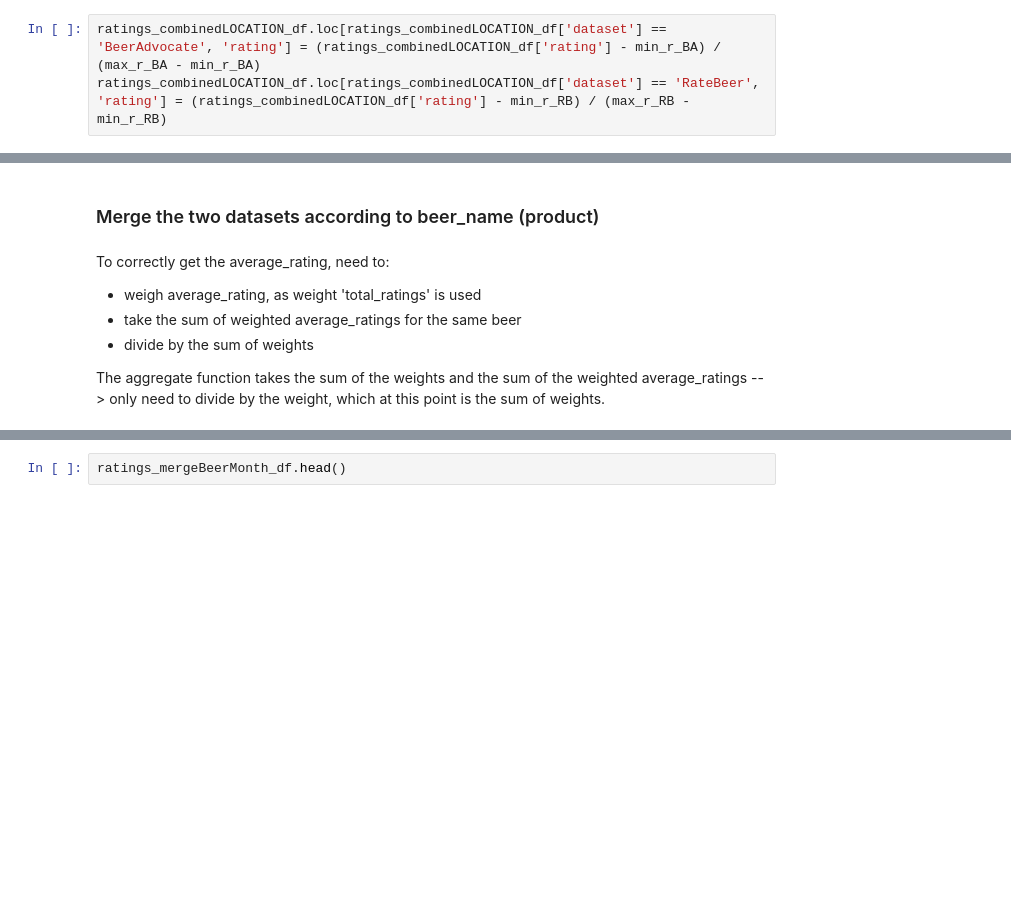
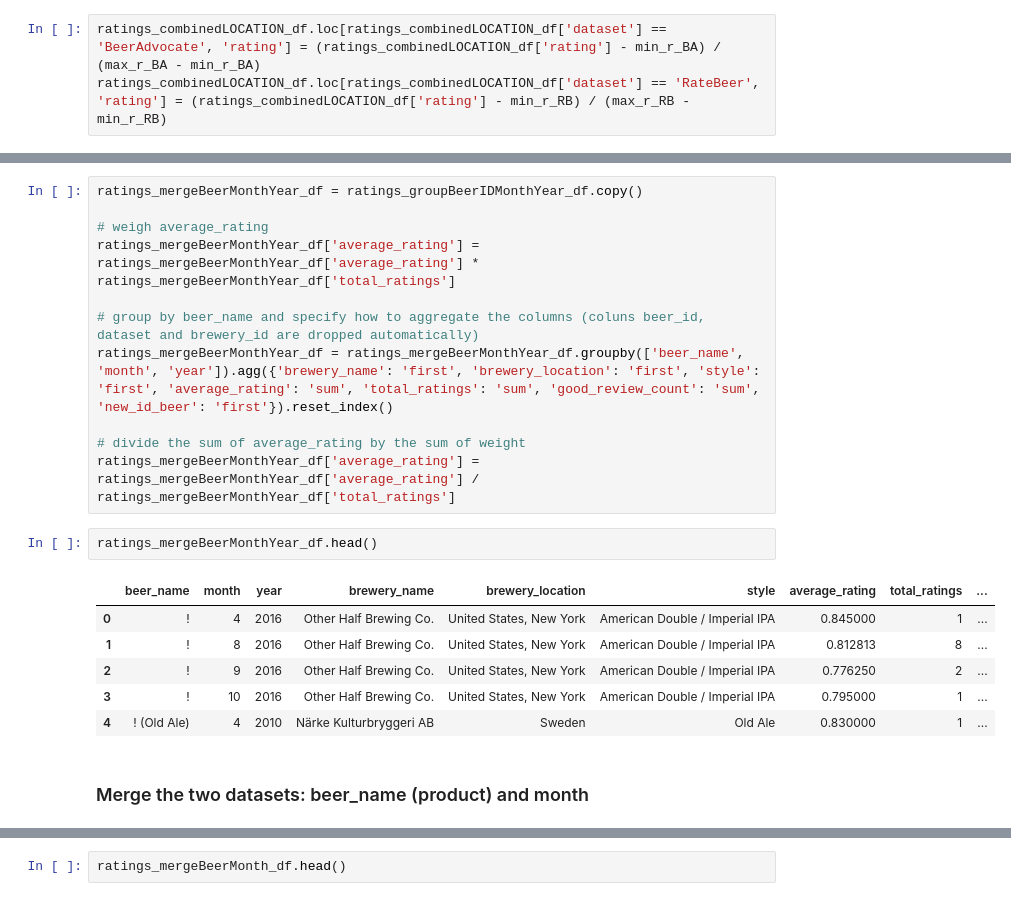
Before and after one commit to epfl-ada/ada-2023-project-datababes, a Jupyter notebook: eda2ALEX_location.ipynb, the cells around one changed output, grey strips where cells are left out. Drawn from its saved outputs; the diff is of its cells as text; blank space fills up the shorter version.

```diff
--- a/eda2ALEX_location.ipynb
+++ b/eda2ALEX_location.ipynb
@@ -1056,9 +1067,22 @@ ratings_groupBeerIDMonth_df.head()
+# %%
+ratings_mergeBeerMonthYear_df = ratings_groupBeerIDMonthYear_df.copy()
+
+# weigh average_rating
+ratings_mergeBeerMonthYear_df['average_rating'] = ratings_mergeBeerMonthYear_df['average_rating'] * ratings_mergeBeerMonthYear_df['total_ratings']
+
+# group by beer_name and specify how to aggregate the columns (coluns beer_id, dataset and brewery_id are dropped automatically)
+ratings_mergeBeerMonthYear_df = ratings_mergeBeerMonthYear_df.groupby(['beer_name', 'month', 'year']).agg({'brewery_name': 'first', 'brewery_location': 'first', 'style': 'first', 'average_rating': 'sum', 'total_ratings': 'sum', 'good_review_count': 'sum', 'new_id_beer': 'first'}).reset_index()
+
+# divide the sum of average_rating by the sum of weight
+ratings_mergeBeerMonthYear_df['average_rating'] = ratings_mergeBeerMonthYear_df['average_rating'] / ratings_mergeBeerMonthYear_df['total_ratings']
+# %%
+ratings_mergeBeerMonthYear_df.head()
+# %% [output]
+|  | beer_name | month | year | brewery_name | brewery_location | style | average_rating | total_ratings | ... |
+| 0 | ! | 4 | 2016 | Other Half Brewing Co. | United States, New York | American Double / Imperial IPA | 0.845000 | 1 | ... |
+| 1 | ! | 8 | 2016 | Other Half Brewing Co. | United States, New York | American Double / Imperial IPA | 0.812813 | 8 | ... |
+| 2 | ! | 9 | 2016 | Other Half Brewing Co. | United States, New York | American Double / Imperial IPA | 0.776250 | 2 | ... |
+| 3 | ! | 10 | 2016 | Other Half Brewing Co. | United States, New York | American Double / Imperial IPA | 0.795000 | 1 | ... |
+| 4 | ! (Old Ale) | 4 | 2010 | Närke Kulturbryggeri AB | Sweden | Old Ale | 0.830000 | 1 | ... |
 # %% [markdown]
-### Merge the two datasets according to beer_name (product)
+### Merge the two datasets: beer_name (product) and month
-# %% [markdown]
-To correctly get the average_rating, need to:
-- weigh average_rating, as weight 'total_ratings' is used
-- take the sum of weighted average_ratings for the same beer
-- divide by the sum of weights
-
-The aggregate function takes the sum of the weights and the sum of the weighted average_ratings --> only need to divide by the weight, which at this point is the sum of weights.
```
Also changed, not shown: parts of 36 cells of this notebook.
